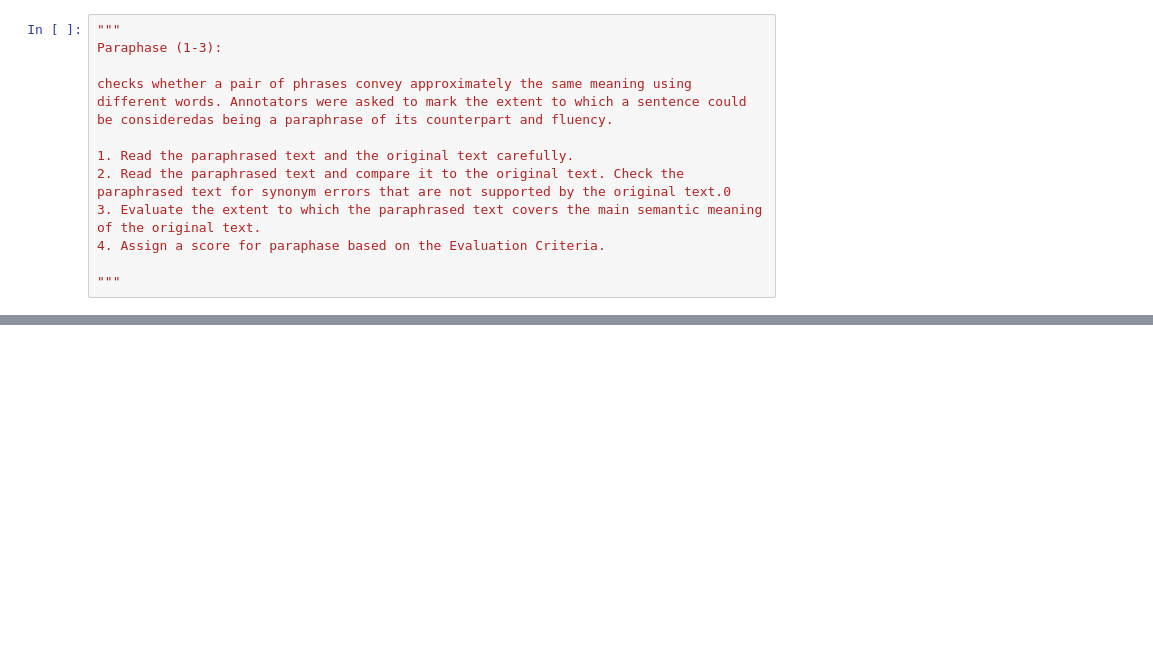
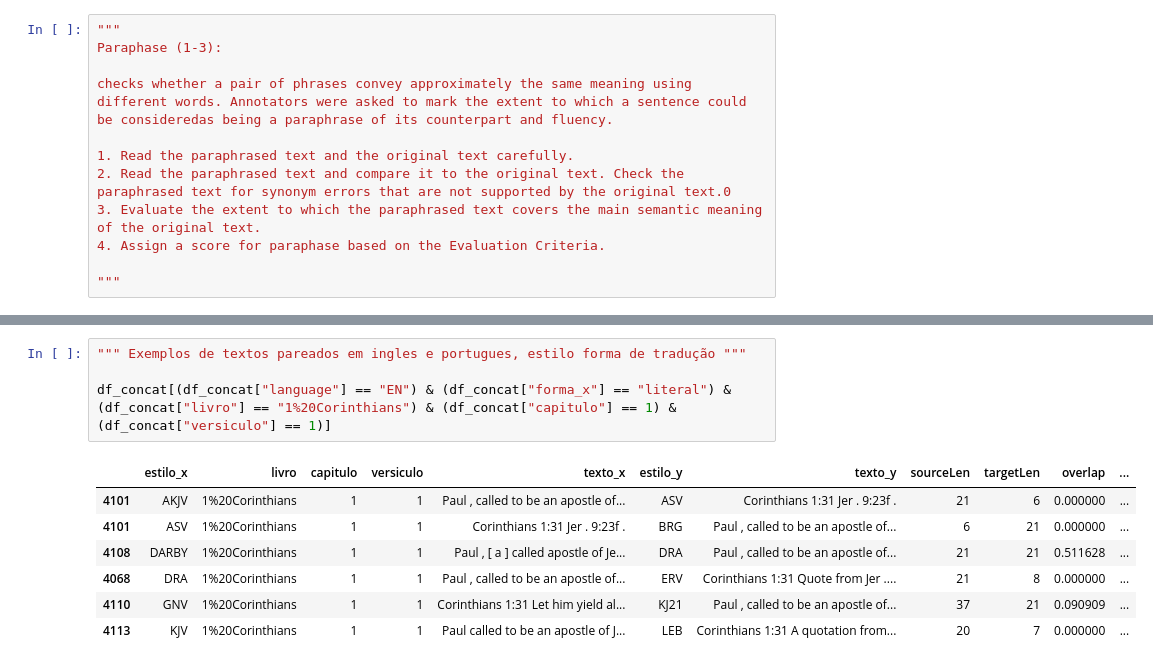
Before and after one commit to pablocosta/X-bible, a Jupyter notebook: statsGeral.IPYNB, the cells around one changed output, grey strips where cells are left out. Drawn from its saved outputs; the diff is of its cells as text; blank space fills up the shorter version.

```diff
--- a/statsGeral.IPYNB
+++ b/statsGeral.IPYNB
@@ -421,0 +2207,12 @@ Name: texto_y, dtype: object
+# %%
+""" Exemplos de textos pareados em ingles e portugues, estilo forma de tradução """
+
+df_concat[(df_concat["language"] == "EN") & (df_concat["forma_x"] == "literal") & (df_concat["livro"] == "1%20Corinthians") & (df_concat["capitulo"] == 1) & (df_concat["versiculo"] == 1)]
+# %% [output]
+|  | estilo_x | livro | capitulo | versiculo | texto_x | estilo_y | texto_y | sourceLen | targetLen | overlap | ... |
+| 4101 | AKJV | 1%20Corinthians | 1 | 1 | Paul , called to be an apostle of... | ASV | Corinthians 1:31 Jer . 9:23f . | 21 | 6 | 0.000000 | ... |
+| 4101 | ASV | 1%20Corinthians | 1 | 1 | Corinthians 1:31 Jer . 9:23f . | BRG | Paul , called to be an apostle of... | 6 | 21 | 0.000000 | ... |
+| 4108 | DARBY | 1%20Corinthians | 1 | 1 | Paul , [ a ] called apostle of Je... | DRA | Paul , called to be an apostle of... | 21 | 21 | 0.511628 | ... |
+| 4068 | DRA | 1%20Corinthians | 1 | 1 | Paul , called to be an apostle of... | ERV | Corinthians 1:31 Quote from Jer .... | 21 | 8 | 0.000000 | ... |
+| 4110 | GNV | 1%20Corinthians | 1 | 1 | Corinthians 1:31 Let him yield al... | KJ21 | Paul , called to be an apostle of... | 37 | 21 | 0.090909 | ... |
+| 4113 | KJV | 1%20Corinthians | 1 | 1 | Paul called to be an apostle of J... | LEB | Corinthians 1:31 A quotation from... | 20 | 7 | 0.000000 | ... |
```
Also changed, not shown: parts of 70 cells of this notebook, 7 other files.
